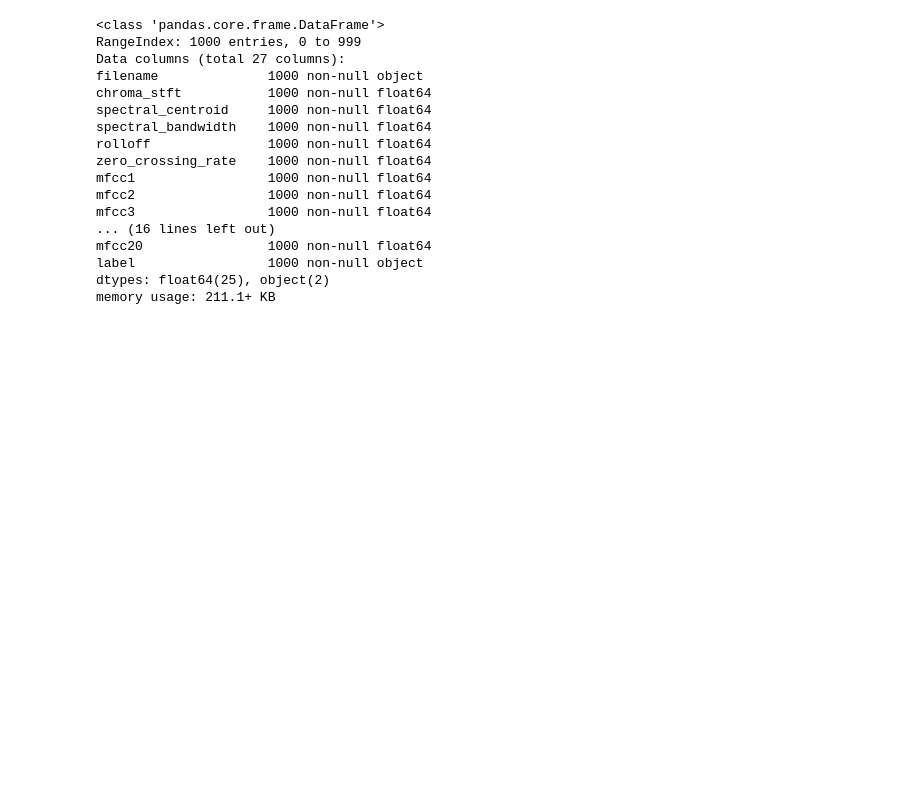
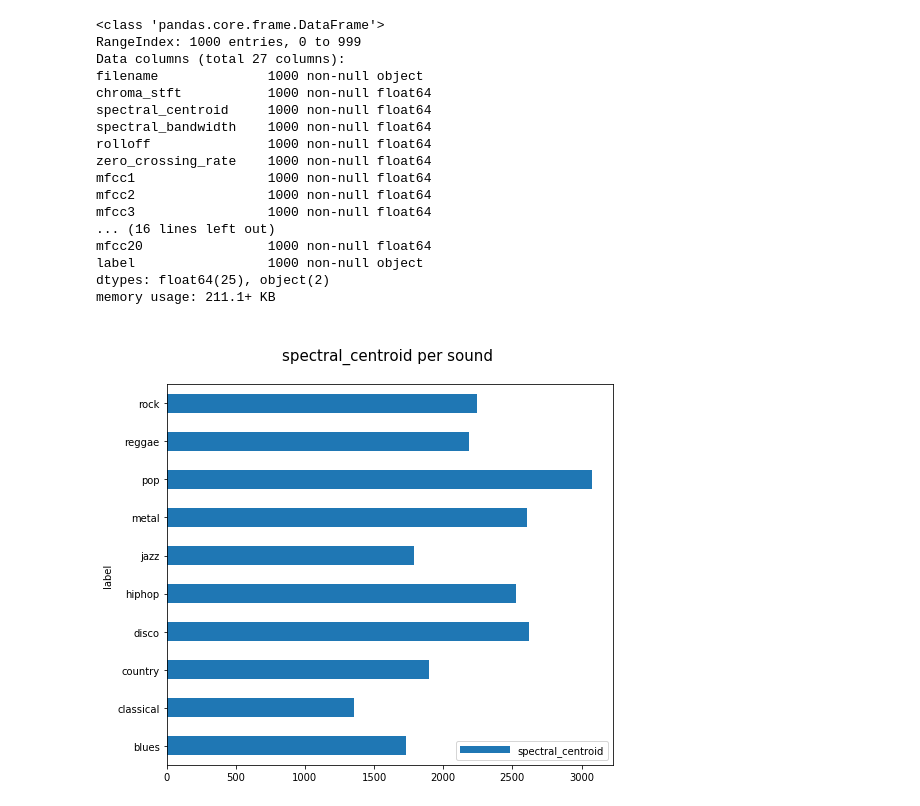
Before and after one commit to emami06/music-genre-classification, a Jupyter notebook: Music-Genre-Classification.ipynb, the cells around one changed output. Cells and saved outputs as stored; diff of their text form; code cells hidden in the pictures; blank space fills up the shorter version.

```diff
--- a/Music-Genre-Classification.ipynb
+++ b/Music-Genre-Classification.ipynb
@@ -167,3 +171,14 @@ mfcc20                1000 non-null float64
 label                 1000 non-null object
 dtypes: float64(25), object(2)
 memory usage: 211.1+ KB
+# %%
+list = data[["spectral_centroid","label"]].sort_values(by="spectral_centroid",ascending=True)
+
+data[["spectral_centroid", "label"]].groupby(["label"]).mean().plot.barh(figsize=(8,7))
+#.plot.kde(figsize=(12,10))
+
+plt.title("\nspectral_centroid per sound \n", fontsize=15)
+plt.legend(handlelength=5, fontsize  = 10)
+plt.show()
+# %% [output]
+[figure, added]
```
Also changed, not shown: parts of 15 cells of this notebook.
